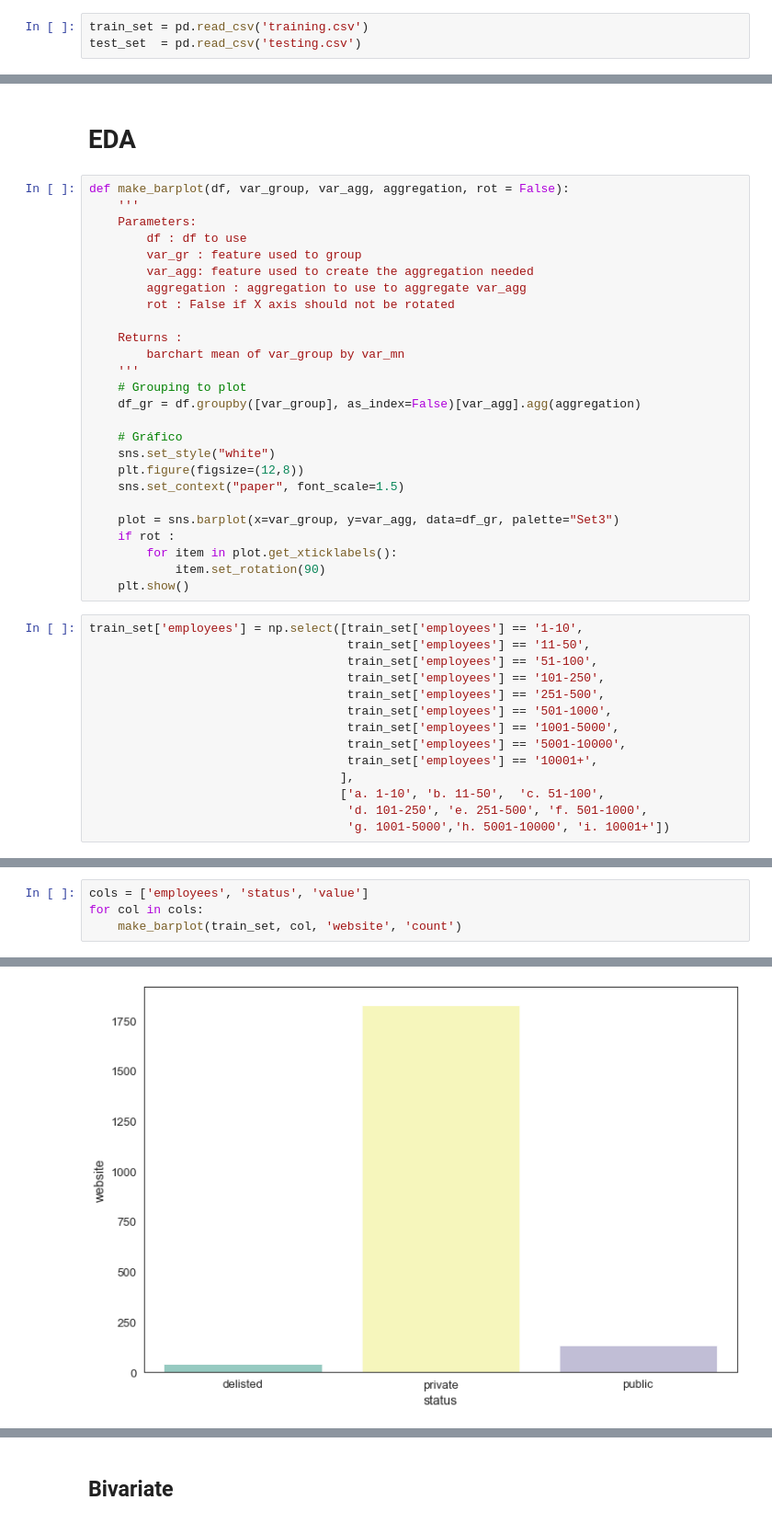
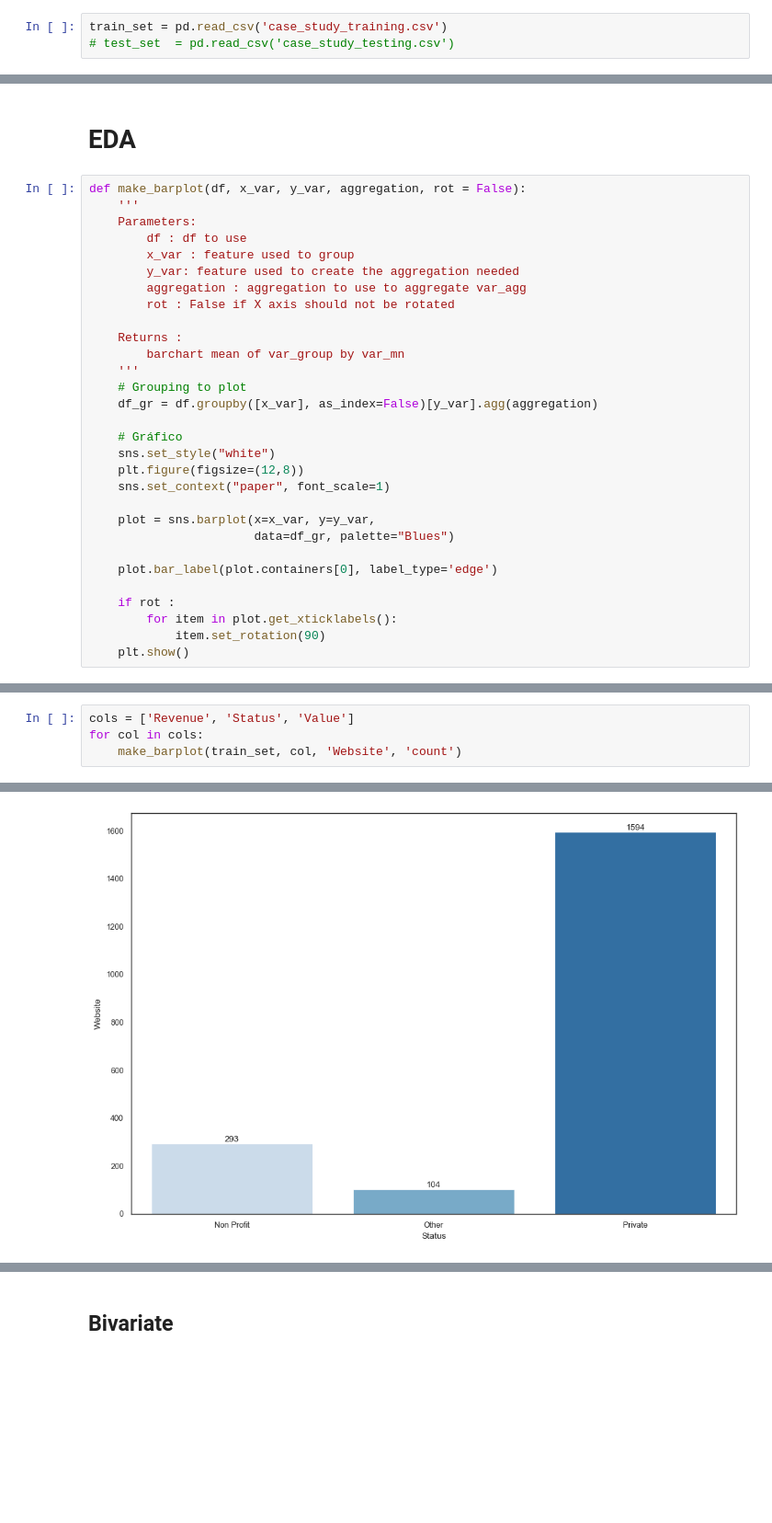
Before and after one commit to jdibarbo/counterpart, a Jupyter notebook: challenge.ipynb, the cells around one changed output, grey strips where cells are left out. Shown at 92% size. Cells and saved outputs as stored; diff of their text form; blank space fills up the shorter version.

```diff
--- a/challenge.ipynb
+++ b/challenge.ipynb
@@ -23,8 +32,8 @@ The assignment for the challenge was to fill the missing data in the test set us
 # %% [markdown]
 # Load data
 # %%
-train_set = pd.read_csv('training.csv')
-test_set  = pd.read_csv('testing.csv')
+train_set = pd.read_csv('case_study_training.csv')
+# test_set  = pd.read_csv('case_study_testing.csv')
 # %% [markdown]
 # Data exploration
 # %%
@@ -96,12 +188,12 @@ missing_zero_values_table(test_set)
 # %% [markdown]
 # EDA
 # %%
-def make_barplot(df, var_group, var_agg, aggregation, rot = False):
+def make_barplot(df, x_var, y_var, aggregation, rot = False):
     '''
     Parameters:
         df : df to use
-        var_gr : feature used to group
-        var_agg: feature used to create the aggregation needed
+        x_var : feature used to group
+        y_var: feature used to create the aggregation needed
         aggregation : aggregation to use to aggregate var_agg
         rot : False if X axis should not be rotated
 
@@ -109,31 +201,21 @@ def make_barplot(df, var_group, var_agg, aggregation, rot = False):
         barchart mean of var_group by var_mn
     '''
     # Grouping to plot
-    df_gr = df.groupby([var_group], as_index=False)[var_agg].agg(aggregation)
+    df_gr = df.groupby([x_var], as_index=False)[y_var].agg(aggregation)
 
     # Gráfico
     sns.set_style("white")
     plt.figure(figsize=(12,8))
-    sns.set_context("paper", font_scale=1.5)
+    sns.set_context("paper", font_scale=1)
 
-    plot = sns.barplot(x=var_group, y=var_agg, data=df_gr, palette="Set3")
+    plot = sns.barplot(x=x_var, y=y_var,
+                       data=df_gr, palette="Blues")
+
+    plot.bar_label(plot.containers[0], label_type='edge')
+
     if rot :
         for item in plot.get_xticklabels():
             item.set_rotation(90)
     plt.show()
-# %%
-train_set['employees'] = np.select([train_set['employees'] == '1-10',
-                                    train_set['employees'] == '11-50',
-                                    train_set['employees'] == '51-100',
-                                    train_set['employees'] == '101-250',
-                                    train_set['employees'] == '251-500',
-                                    train_set['employees'] == '501-1000',
-                                    train_set['employees'] == '1001-5000',
-                                    train_set['employees'] == '5001-10000',
-                                    train_set['employees'] == '10001+',
-                                   ],
-                                   ['a. 1-10', 'b. 11-50',  'c. 51-100',
-                                    'd. 101-250', 'e. 251-500', 'f. 501-1000',
-                                    'g. 1001-5000','h. 5001-10000', 'i. 10001+'])
 # %% [markdown]
 ## Univariate
@@ -144,5 +240,5 @@ make_barplot(train_set, 'city', 'website', 'count', rot=True)
 # %%
-cols = ['employees', 'status', 'value']
+cols = ['Revenue', 'Status', 'Value']
 for col in cols:
-    make_barplot(train_set, col, 'website', 'count')
+    make_barplot(train_set, col, 'Website', 'count')
 # %% [output]
@@ -150 +246 @@ for col in cols:
-[figure, old version]
+[figure, new version]
```
Also changed, not shown: parts of 65 cells of this notebook, 6 other files.
